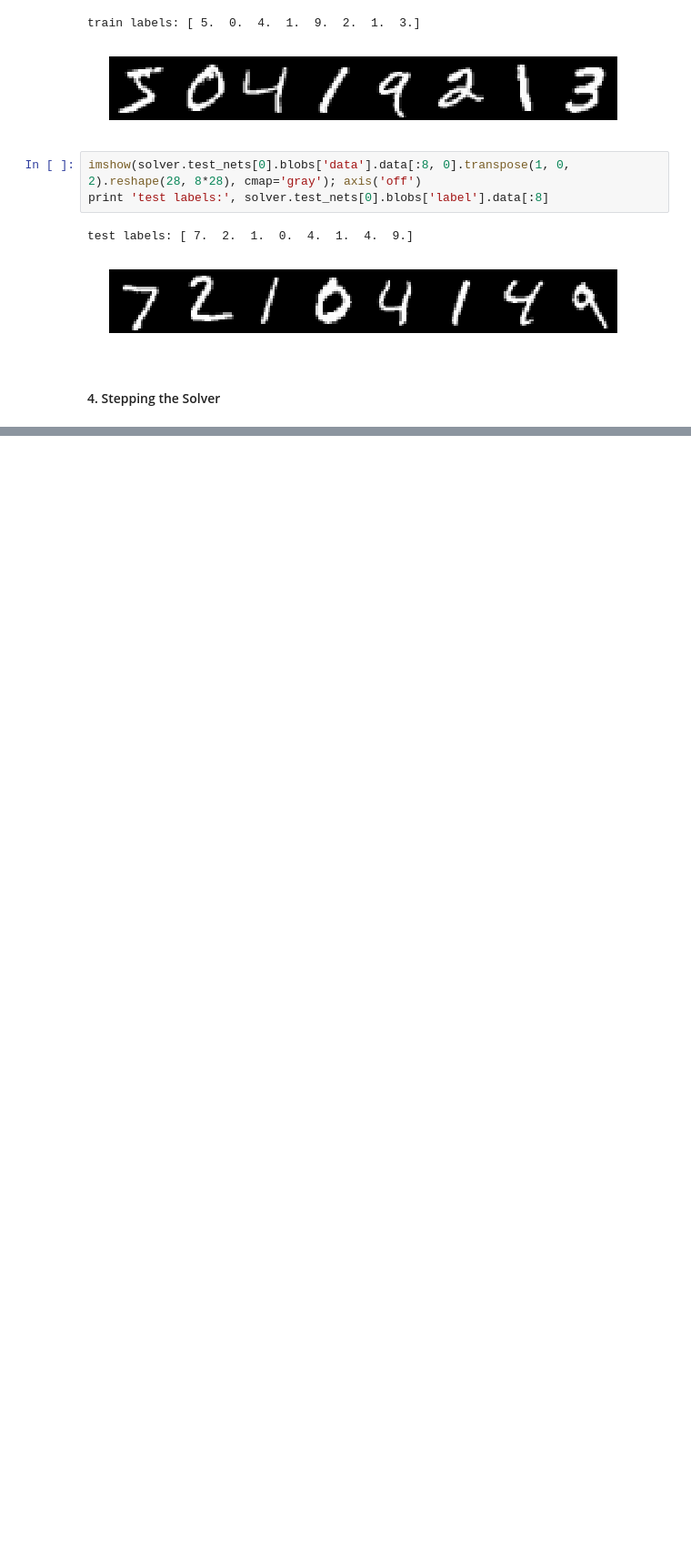
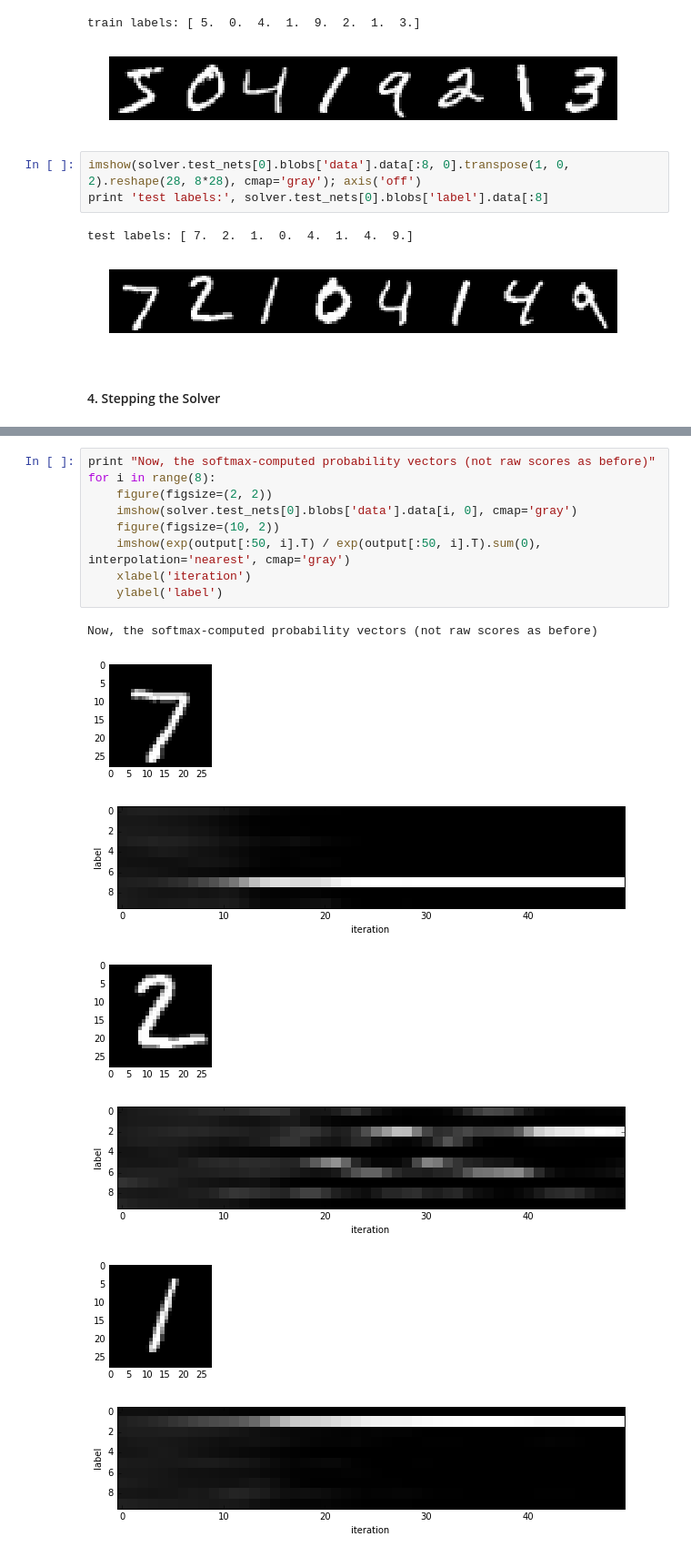
Before and after one commit to mxmn/caffe-tut, a Jupyter notebook: experiments/LeNet.ipynb, the cells around one changed output, grey strips where cells are left out. Shown at 91% size. Cells and saved outputs as stored; diff of their text form; blank space fills up the shorter version.

```diff
--- a/experiments/LeNet.ipynb
+++ b/experiments/LeNet.ipynb
@@ -165,0 +261,17 @@ test labels: [ 7.  2.  1.  0.  4.  1.  4.  9.]
+# %%
+print "Now, the softmax-computed probability vectors (not raw scores as before)"
+for i in range(8):
+    figure(figsize=(2, 2))
+    imshow(solver.test_nets[0].blobs['data'].data[i, 0], cmap='gray')
+    figure(figsize=(10, 2))
+    imshow(exp(output[:50, i].T) / exp(output[:50, i].T).sum(0), interpolation='nearest', cmap='gray')
+    xlabel('iteration')
+    ylabel('label')
+# %% [output]
+Now, the softmax-computed probability vectors (not raw scores as before)
+[figure, added]
+[figure, added]
+[figure, added]
+[figure, added]
+[figure, added]
+[figure, added]
```
Also changed, not shown: parts of 9 cells of this notebook.
